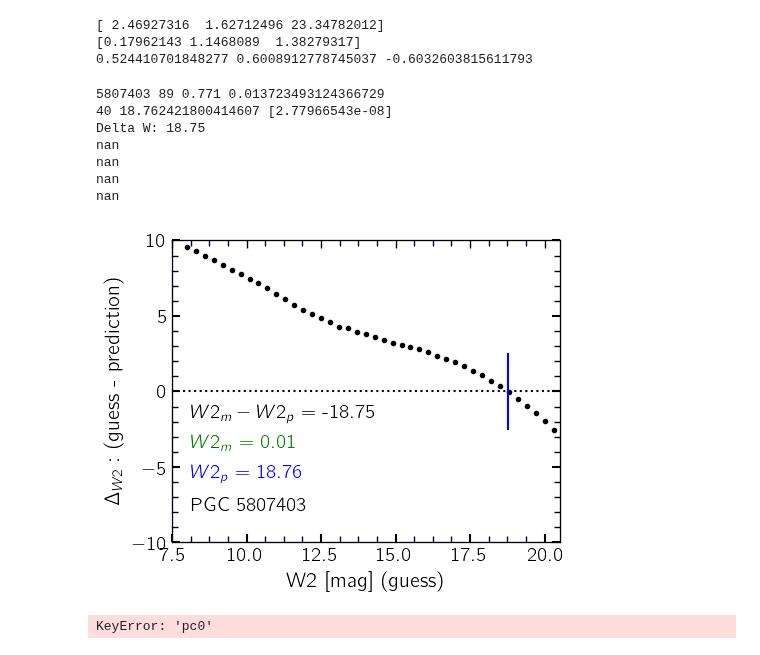
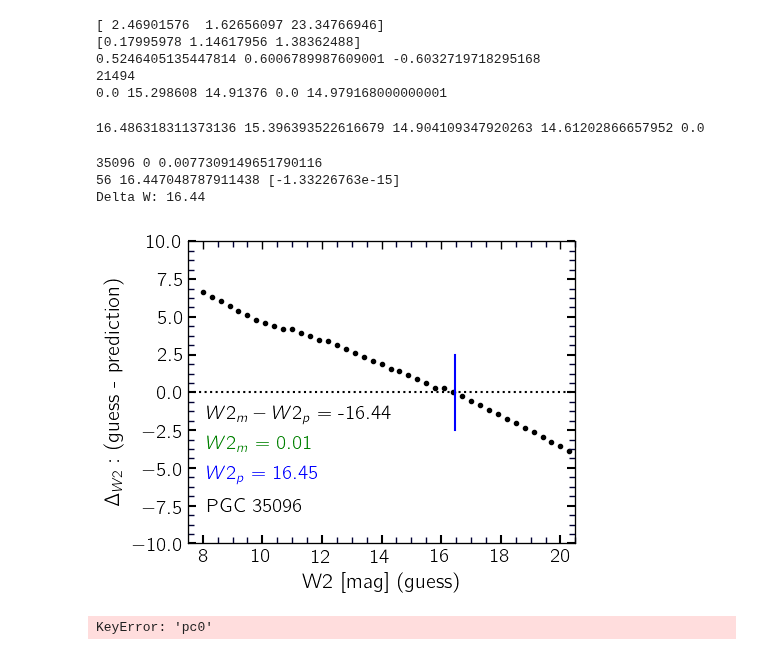
Before and after one commit to ekourkchi/reddening, a Jupyter notebook: playing_with_Random_Forest.ipynb, the cells around one changed output. Cells and saved outputs as stored; diff of their text form; code cells hidden in the pictures.

```diff
--- a/playing_with_Random_Forest.ipynb
+++ b/playing_with_Random_Forest.ipynb
@@ -224,6 +224,17 @@ print p0, p1, p2
 inFile = '../calibrators/ESN_HI_catal_all.csv'
 table   = np.genfromtxt(inFile , delimiter=',', filling_values=-1, names=True, dtype=None, encoding=None)
 table = extinctionCorrect(table)
+
+indx, = np.where(table['pgc']==21494)
+j = indx[0]
+print table['pgc'][j]
+u = table['u'][j]
+g = table['g'][j]
+r = table['r'][j]
+i = table['i'][j]
+z = table['z'][j]
+print u,g,r,i,z
+
 table = Kcorrection(table)
 
 # indx = np.asarray(range(650,670))
@@ -249,6 +260,8 @@ table['w20']= table['w2']
 table["scaler"] = scaler
 table["Cpca"]   = pca
 # %% [output]
-[ 2.46927316  1.62712496 23.34782012]
-[0.17962143 1.1468089  1.38279317]
-0.524410701848277 0.6008912778745037 -0.6032603815611793
+[ 2.46901576  1.62656097 23.34766946]
+[0.17995978 1.14617956 1.38362488]
+0.5246405135447814 0.6006789987609001 -0.6032719718295168
+21494
+0.0 15.298608 14.91376 0.0 14.979168000000001
@@ -260,3 +268,17 @@ table_cvl = table
+# %%
+indx, = np.where(table['pgc']==35096)
+j = indx[0]
+
+u = table['u'][j]
+g = table['g'][j]
+r = table['r'][j]
+i = table['i'][j]
+z = table['z'][j]
+print u,g,r,i,z
+
+table_cvl = table
+# %% [output]
+16.486318311373136 15.396393522616679 14.904109347920263 14.61202866657952 0.0
 # %%
 # j = 50
 PGC  = table_cvl['pgc'][j]
@@ -269,7 +291,7 @@ WBAp = table_cvl["Wbap"][j]
 R50  = table_cvl["R50_w2"][j]
 R50p = table_cvl["R50_w2p"][j]
 
-print PGC, INC, P0, W2
+print PGC, INC, W2
 def f(w2):
     return predictor(w2, table_cvl, regr, features, output, index=j, useFullPredictions=True, m=m, b=b)
 ###############################################
@@ -296,46 +318,38 @@ x0 = 0.95*xlim[0]+0.05*xlim[1]
 y0 = 0.9*ylim[0]+0.1*ylim[1]
 ax.text(x0,y0, 'PGC '+'%d'%PGC, fontsize=14, color='k')
 
 
 ax.set_xlabel('W2 [mag] (guess)', fontsize=15)
 ax.set_ylabel(r'$\Delta_{W2}:$'+' (guess - prediction)', fontsize=15)
 ###############################################
 
 out = solver(f, 7, 21, threshold=0.001)
 if out==None:
     print 'Not solvable ... !!!'
 else:
     w2p, N = out
     w2p=w2p[0]
 
 
     x0 = 0.95*xlim[0]+0.05*xlim[1]
     y0 = 0.6*ylim[0]+0.40*ylim[1]
     ax.text(x0,y0, r'$W2_m-W2_p$'+' = '+'%.2f'%(W2-w2p), fontsize=14, color='k')
     y0 = 0.7*ylim[0]+0.30*ylim[1]
     ax.text(x0,y0, r'$W2_m$'+' = '+'%.2f'%(W2), fontsize=14, color='green')
     y0 = 0.8*ylim[0]+0.20*ylim[1]
     ax.text(x0,y0, r'$W2_p$'+' = '+'%.2f'%w2p, fontsize=14, color='blue')
 
 
 
     print N, w2p, f(w2p)
     print 'Delta W: '+'%.2f'%np.abs(w2p-W2)
-    _, _, _, P0p = get_PC(w2p, M21, M0, WBA, R50)
-    print redCorrect(INC, P0p, band1='g', band2='w2')-redCorrect(INC, P0, band1='g', band2='w2')
-    print redCorrect(INC, P0p, band1='r', band2='w2')-redCorrect(INC, P0, band1='r', band2='w2')
-    print redCorrect(INC, P0p, band1='i', band2='w2')-redCorrect(INC, P0, band1='i', band2='w2')
-    print redCorrect(INC, P0p, band1='z', band2='w2')-redCorrect(INC, P0, band1='z', band2='w2')
+
     ax.plot([w2p,w2p], [ylim[0]/4.,ylim[1]/4.], 'b-')
 # %% [output]
-5807403 89 0.771 0.013723493124366729
-40 18.762421800414607 [2.77966543e-08]
-Delta W: 18.75
-nan
-nan
-nan
-nan
+35096 0 0.0077309149651790116
+56 16.447048787911438 [-1.33226763e-15]
+Delta W: 16.44
-[figure, old version]
+[figure, new version]
 # %%
 a = time.time()
 
```
Also changed, not shown: parts of 2 cells of this notebook, 3 other files.
